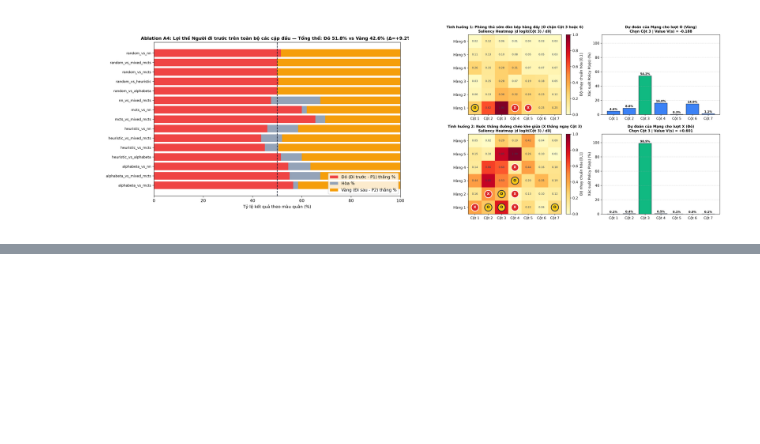
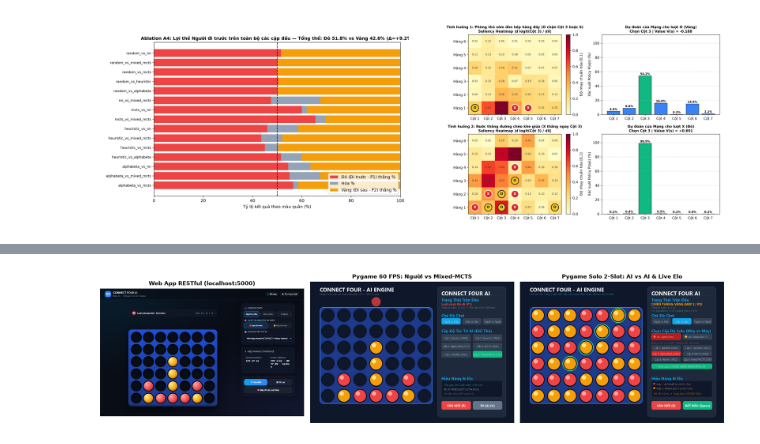
Before and after one commit to BMT0306/ConnectFour_7X6_AdvanceAi_ThayTai_Nhom13, a Jupyter notebook: notebooks/01_tournament_analysis.ipynb, the cells around one changed output, grey strips where cells are left out. Saved outputs shown, nothing was run; the diff lists cells and outputs as text; code cells hidden in the pictures; blank space fills up the shorter version.

```diff
--- a/notebooks/01_tournament_analysis.ipynb
+++ b/notebooks/01_tournament_analysis.ipynb
@@ -189,0 +303,13 @@ df_a4.tail(6)
+# %%
+fig, axes = plt.subplots(1, 3, figsize=(16, 4.8))
+for ax, fn, title in [
+    (axes[0], "demo_web_app_ui.png", "Web App RESTful (localhost:5000)"),
+    (axes[1], "demo_pygame_human_vs_ai.png", "Pygame 60 FPS: Người vs Mixed-MCTS"),
+    (axes[2], "demo_pygame_ai_vs_ai_elo.png", "Pygame Solo 2-Slot: AI vs AI & Live Elo"),
+]:
+    ax.imshow(mpimg.imread(FIGURES_DIR / fn))
+    ax.set_title(title, fontsize=10, fontweight="bold")
+    ax.axis("off")
+plt.tight_layout()
+# %% [output]
+[figure, added]
```
Also changed, not shown: parts of 11 cells of this notebook, 11 other files.
